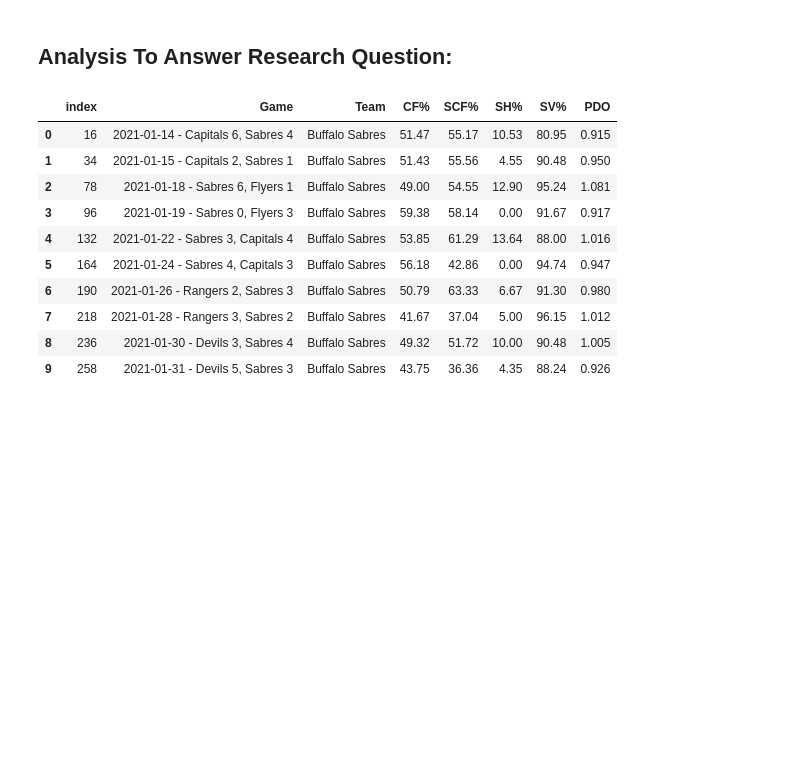
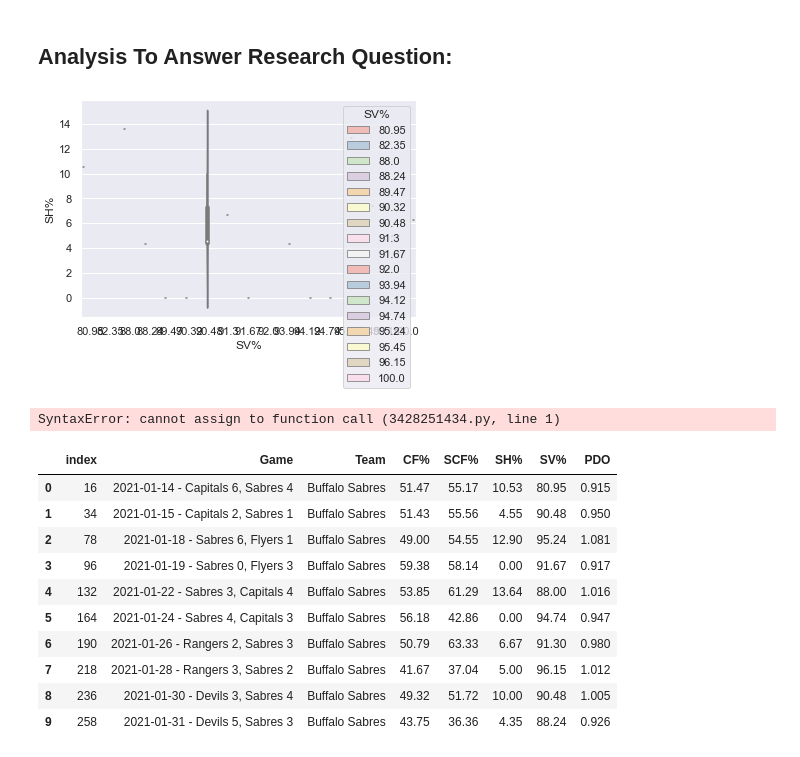
Before and after one commit to data301-2021-winter1/project-group23-project, a Jupyter notebook: notebooks/analysis1.ipynb, the cells around one changed output. Drawn from its saved outputs; the diff is of its cells as text; code cells hidden in the pictures; blank space fills up the shorter version.

```diff
--- a/notebooks/analysis1.ipynb
+++ b/notebooks/analysis1.ipynb
@@ -102,0 +105,3 @@ SabresAfter = Sabres2.drop(Sabres2.index[0:10]).drop(Sabres2.index[20:])
+# %%
+DataFrameProcessed = pf1.load_and_process(path_to_csv_file = "../data/raw/Games - Natural Stat TrickTeam Season Totals - Natural Stat Trick.csv")
+DataFrameProcessed
@@ -102,0 +152,3 @@ SabresAfter = Sabres2.drop(Sabres2.index[0:10]).drop(Sabres2.index[20:])
+# %%
+SabresBeforeFinal = pf1.Sabres_Before_Data(DataFrameProcessed)
+SabresBeforeFinal
@@ -102,0 +167,3 @@ SabresAfter = Sabres2.drop(Sabres2.index[0:10]).drop(Sabres2.index[20:])
+# %%
+SabresAfterFinal = pf1.Sabres_After_Data(DataFrameProcessed)
+SabresAfterFinal
@@ -104,3 +203,23 @@ SabresAfter = Sabres2.drop(Sabres2.index[0:10]).drop(Sabres2.index[20:])
 # Task 4
 # %% [markdown]
 ## Analysis To Answer Research Question:
+# %%
+# libraries & dataset
+import seaborn as sns
+import matplotlib.pyplot as plt
+# set a grey background (use sns.set_theme() if seaborn version 0.11.0 or above)
+sns.set(style="darkgrid")
+Dataf = pd.concat([SabresBeforeFinal, SabresAfterFinal])
+# Grouped violinplot
+sns.violinplot(x="SV%", y="SH%", hue="SV%", data=Dataf, palette="Pastel1")
+plt.show()
+# %% [output]
+[figure, added]
+# %%
+df = pd.concat([SabresBeforeFinal, SabresAfterFinal]), axis=1)
+df.plot.bar(logy=True, figsize=(8, 6))
+plt.xticks(rotation=0)
+plt.legend(bbox_to_anchor=(1.05, 1), loc='upper left')
+plt.show()
+# %% [output]
+SyntaxError: cannot assign to function call (3428251434.py, line 1)
```
Also changed, not shown: parts of 9 cells of this notebook, 3 other files.
